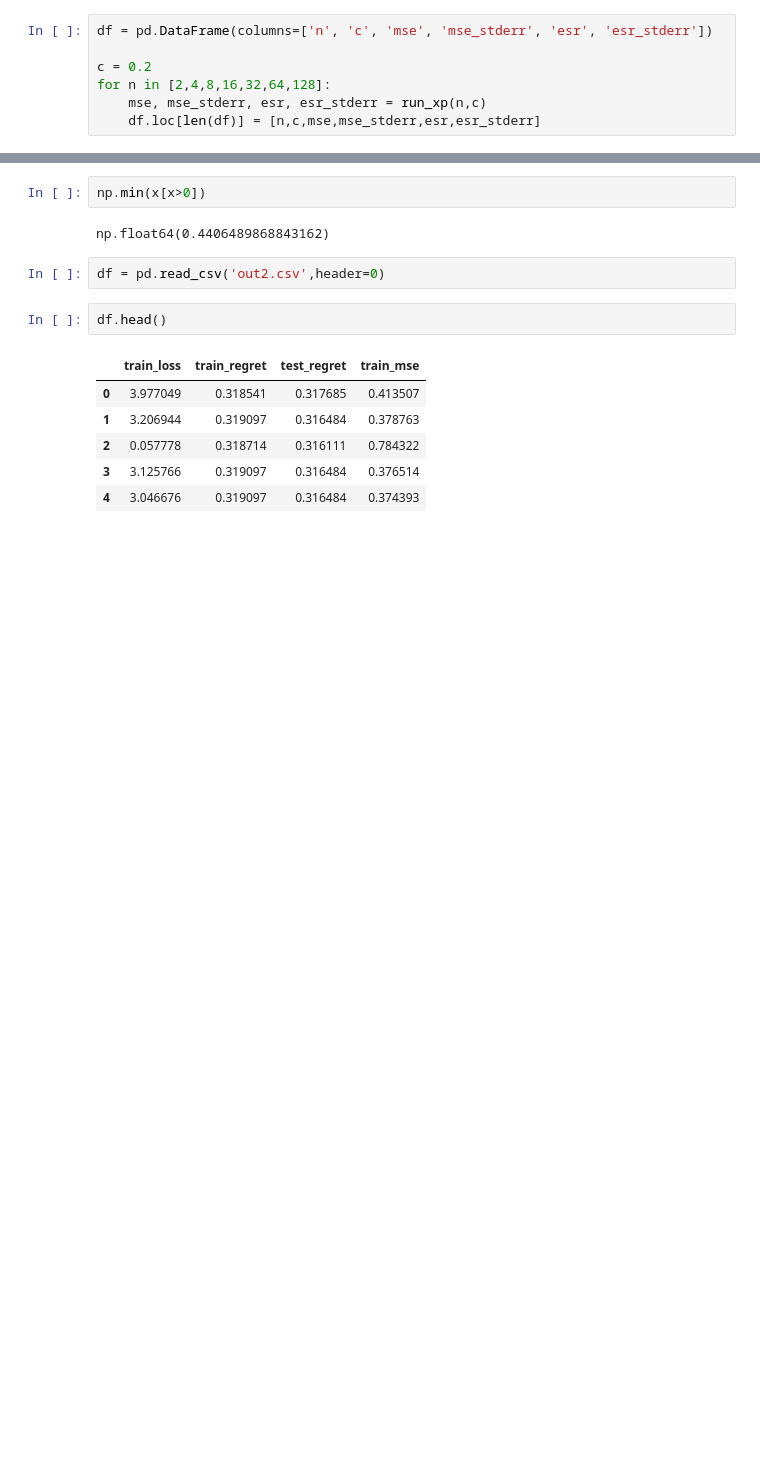
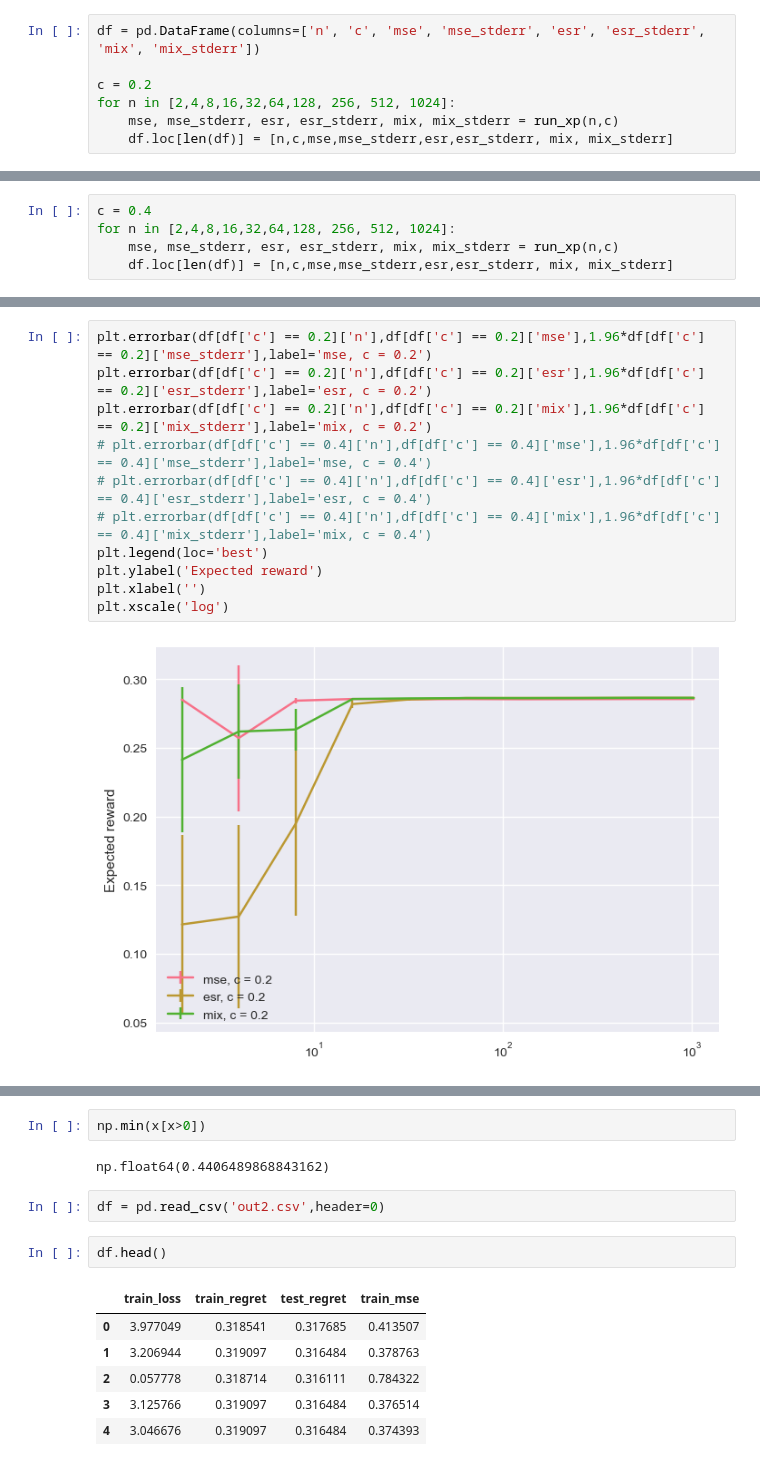
Before and after one commit to samstan/ESRLoss, a Jupyter notebook: informs-linear.ipynb, the cells around one changed output, grey strips where cells are left out. Drawn from its saved outputs; the diff is of its cells as text; blank space fills up the shorter version.

```diff
--- a/informs-linear.ipynb
+++ b/informs-linear.ipynb
@@ -183,7 +209,7 @@ def run_xp(n,c,n_reps=10):
 # %%
-df = pd.DataFrame(columns=['n', 'c', 'mse', 'mse_stderr', 'esr', 'esr_stderr'])
+df = pd.DataFrame(columns=['n', 'c', 'mse', 'mse_stderr', 'esr', 'esr_stderr', 'mix', 'mix_stderr'])
 
 c = 0.2
-for n in [2,4,8,16,32,64,128]:
-    mse, mse_stderr, esr, esr_stderr = run_xp(n,c)
-    df.loc[len(df)] = [n,c,mse,mse_stderr,esr,esr_stderr]
+for n in [2,4,8,16,32,64,128, 256, 512, 1024]:
+    mse, mse_stderr, esr, esr_stderr, mix, mix_stderr = run_xp(n,c)
+    df.loc[len(df)] = [n,c,mse,mse_stderr,esr,esr_stderr, mix, mix_stderr]
@@ -198,0 +216,5 @@ plt.xlabel('')
+# %%
+c = 0.4
+for n in [2,4,8,16,32,64,128, 256, 512, 1024]:
+    mse, mse_stderr, esr, esr_stderr, mix, mix_stderr = run_xp(n,c)
+    df.loc[len(df)] = [n,c,mse,mse_stderr,esr,esr_stderr, mix, mix_stderr]
@@ -198,0 +241,13 @@ plt.xlabel('')
+# %%
+plt.errorbar(df[df['c'] == 0.2]['n'],df[df['c'] == 0.2]['mse'],1.96*df[df['c'] == 0.2]['mse_stderr'],label='mse, c = 0.2')
+plt.errorbar(df[df['c'] == 0.2]['n'],df[df['c'] == 0.2]['esr'],1.96*df[df['c'] == 0.2]['esr_stderr'],label='esr, c = 0.2')
+plt.errorbar(df[df['c'] == 0.2]['n'],df[df['c'] == 0.2]['mix'],1.96*df[df['c'] == 0.2]['mix_stderr'],label='mix, c = 0.2')
+# plt.errorbar(df[df['c'] == 0.4]['n'],df[df['c'] == 0.4]['mse'],1.96*df[df['c'] == 0.4]['mse_stderr'],label='mse, c = 0.4')
+# plt.errorbar(df[df['c'] == 0.4]['n'],df[df['c'] == 0.4]['esr'],1.96*df[df['c'] == 0.4]['esr_stderr'],label='esr, c = 0.4')
+# plt.errorbar(df[df['c'] == 0.4]['n'],df[df['c'] == 0.4]['mix'],1.96*df[df['c'] == 0.4]['mix_stderr'],label='mix, c = 0.4')
+plt.legend(loc='best')
+plt.ylabel('Expected reward')
+plt.xlabel('')
+plt.xscale('log')
+# %% [output]
+[figure, added]
```
Also changed, not shown: parts of 10 cells of this notebook.
